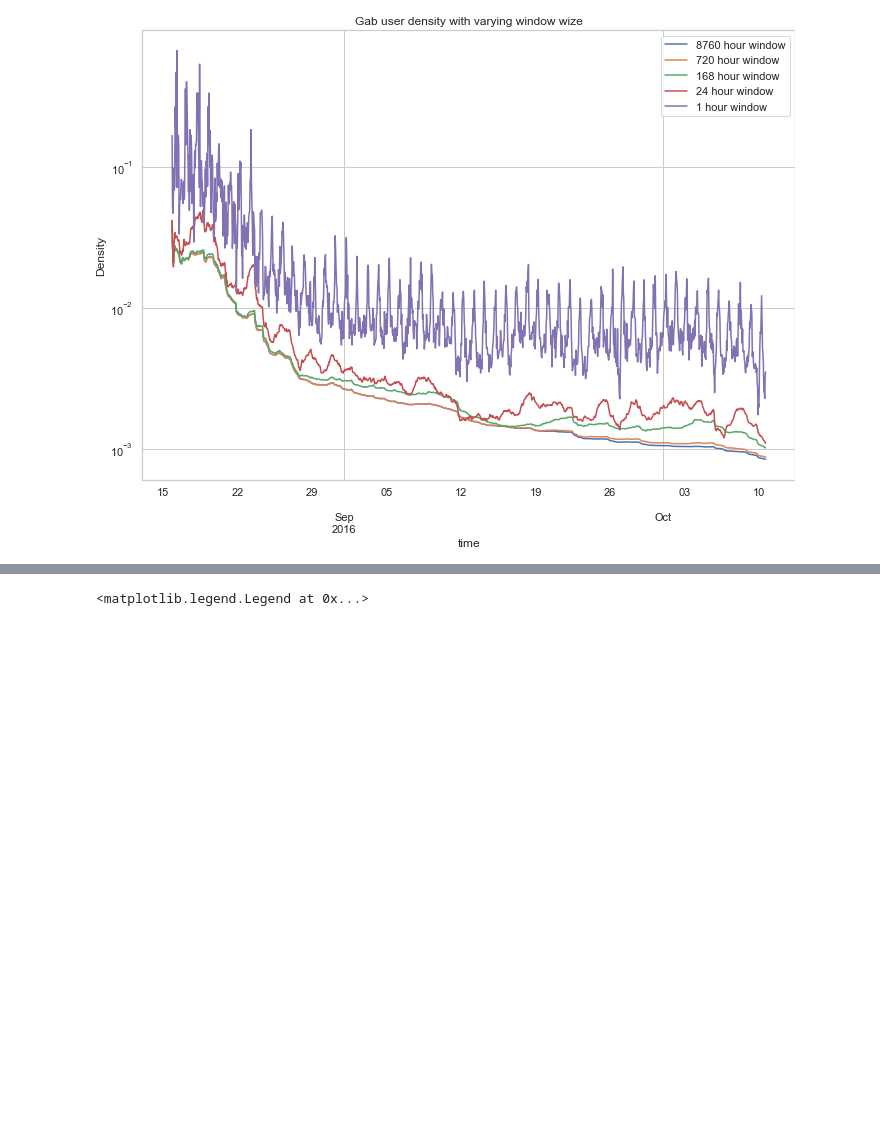
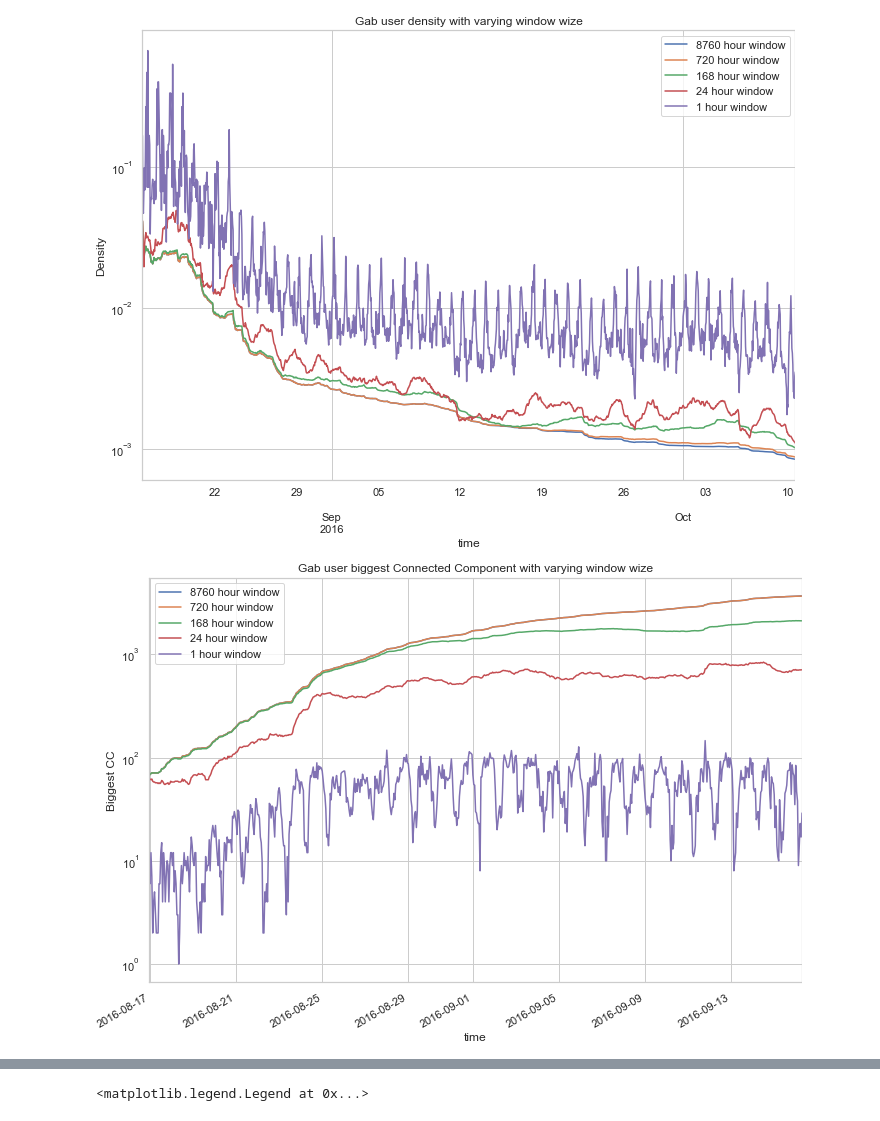
Before and after one commit to miratepuffin/Raphtory-Deployment, a Jupyter notebook: JupyterPlotting/Prometheus.ipynb, the cells around one changed output, grey strips where cells are left out. Drawn from its saved outputs; the diff is of its cells as text; code cells hidden in the pictures; blank space fills up the shorter version.

Commit message:
Added cc data

```diff
--- a/JupyterPlotting/Prometheus.ipynb
+++ b/JupyterPlotting/Prometheus.ipynb
@@ -25,21 +25,56 @@ sns.set_style('whitegrid')
 sns.set_palette('deep')
 # %%
 windows = [31536000000,2592000000,604800000,86400000,3600000]
-with open('out.json') as json_file:
+with open('density.json') as json_file:
     x = json.load(json_file)
     x= pd.DataFrame(x['views'])
     x['time'] = pd.to_datetime(x['time'],unit='ms')
     x = x[x['density'] != 0]
     a4_dims = (11.7, 8.27)
     fig, ax = plt.subplots(figsize=a4_dims)
     ax.set_yscale('log')
     plt.title('Gab user density with varying window wize')
     plt.xlabel('Date')
     plt.ylabel('Density')
     for i in windows:
         y = x[x['windowsize'] == i]
         hours = str(int((i/3600000)))+" hour window"
         y.plot(x='time', y='density',ax=ax, label=hours)
     plt.show()
+
+with open('cc.json') as json_file:
+    x = json.load(json_file)
+    x= pd.DataFrame(x['views'])
+    x['time'] = pd.to_datetime(x['time'],unit='ms')
+    x = x[x['biggest'] != 0]
+    a4_dims = (11.7, 8.27)
+    fig, ax = plt.subplots(figsize=a4_dims)
+    ax.set_yscale('log')
+    plt.title('Gab user biggest Connected Component with varying window wize')
+    plt.xlabel('Date')
+    plt.ylabel('Biggest CC')
+    for i in windows:
+        y = x[x['windowsize'] == i]
+        hours = str(int((i/3600000)))+" hour window"
+        y.plot(x='time', y='biggest',ax=ax, label=hours)
+    plt.show()
+
+with open('cc.json') as json_file:
+    x = json.load(json_file)
+    x= pd.DataFrame(x['views'])
+    x['time'] = pd.to_datetime(x['time'],unit='ms')
+    x = x[x['total'] != 0]
+    a4_dims = (11.7, 8.27)
+    fig, ax = plt.subplots(figsize=a4_dims)
+    ax.set_yscale('log')
+    plt.title('Gab user total Connected Components with varying window wize')
+    plt.xlabel('Date')
+    plt.ylabel('Total CC count')
+    for i in windows:
+        y = x[x['windowsize'] == i]
+        hours = str(int((i/3600000)))+" hour window"
+        y.plot(x='time', y='total',ax=ax, label=hours)
+    plt.show()
 # %% [output]
-[figure, old version]
+[figure, new version]
+[figure, added]
```
Also changed, not shown: parts of 1 cell of this notebook, 1 other file.
